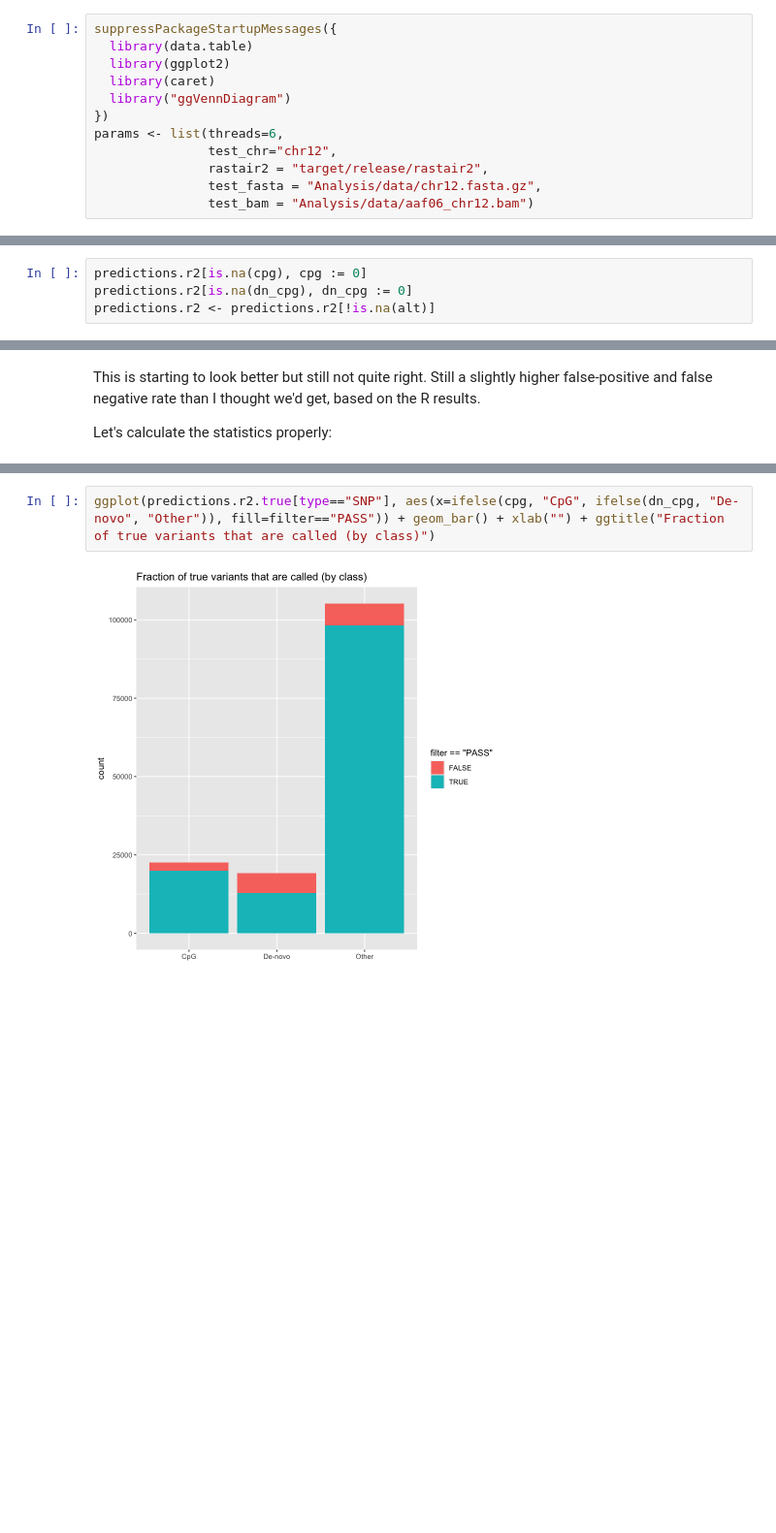
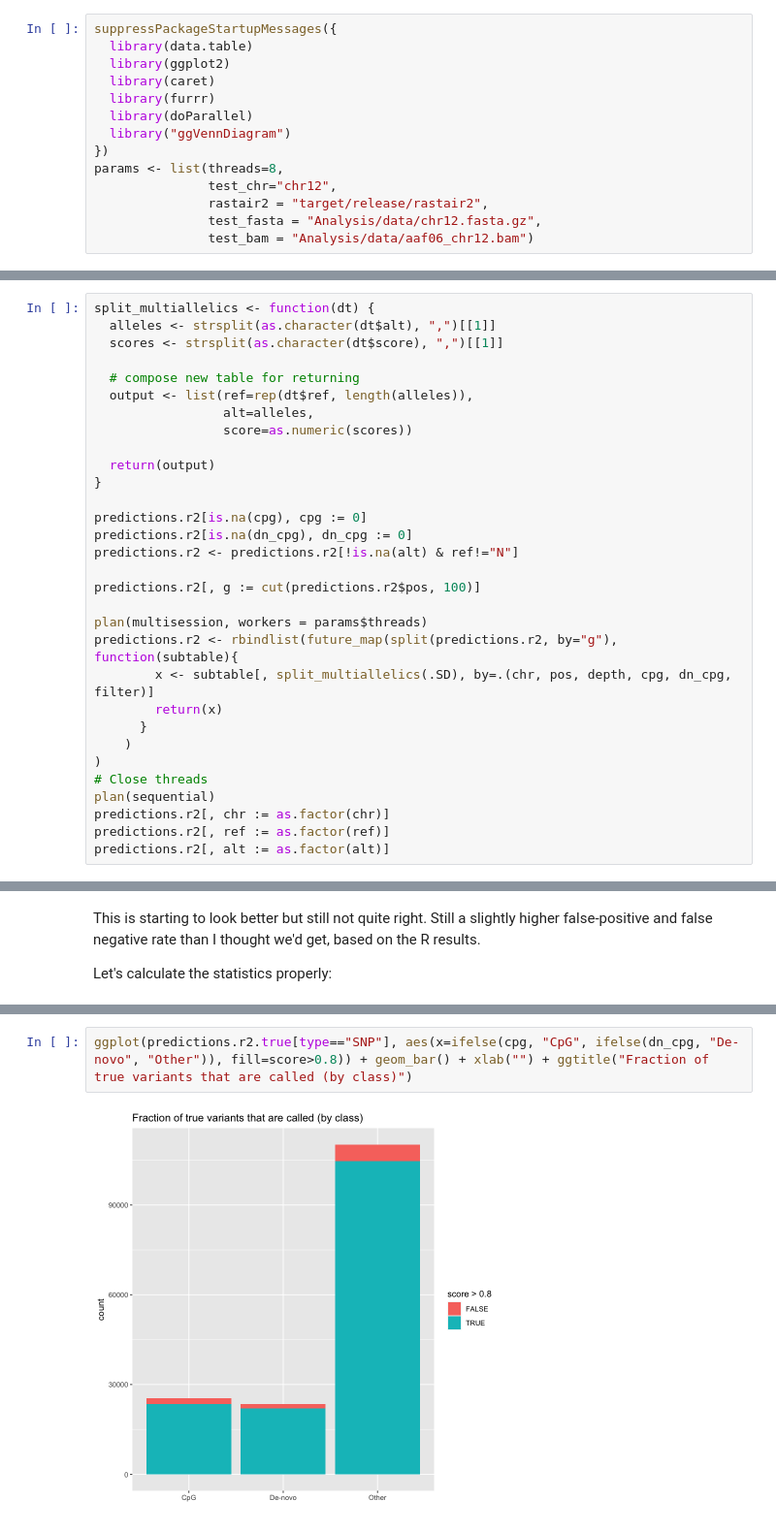
Before and after one commit to bsbludwig/rastair, a Jupyter notebook: Analysis/RF_classifier_test.ipynb, the cells around one changed output, grey strips where cells are left out. Shown at 97% size. Drawn from its saved outputs; the diff is of its cells as text; blank space fills up the shorter version.

Commit message:
updated model to use correct de-novo beta_ratio, fixed evaluation script (split multiallelics). Looking very good now!

```diff
--- a/Analysis/RF_classifier_test.ipynb
+++ b/Analysis/RF_classifier_test.ipynb
@@ -5,9 +5,11 @@ suppressPackageStartupMessages({
   library(data.table)
   library(ggplot2)
   library(caret)
+  library(furrr)
+  library(doParallel)
   library("ggVennDiagram")
 })
-params <- list(threads=6,
+params <- list(threads=8,
                test_chr="chr12",
                rastair2 = "target/release/rastair2",
                test_fasta = "Analysis/data/chr12.fasta.gz",
@@ -25,10 +27,37 @@ Run rastair2 call and extract relevant info
 # %%
 predictions.r2 <- fread(cmd=paste(params$rastair2, "call --vcf - -@", params$threads, "--ml 0.8 -l", params$test_chr, "-r", params$test_fasta, params$test_bam, " | bcftools query -f '%CHROM\\t%POS\\t%REF\\t%ALT\\t%FILTER\\t%CPG\\t%CPGnovo[\\t%DP\\t%ML]\\n'"), header=FALSE, stringsAsFactors=TRUE, na.strings = c(".", "", "NA", "NaN", "*", "<*>"))
 setnames(predictions.r2, c("chr", "pos", "ref", "alt", "filter", "cpg", "dn_cpg", "depth", "score"))
-# %%
-predictions.r2[is.na(cpg), cpg := 0]
-predictions.r2[is.na(dn_cpg), dn_cpg := 0]
-predictions.r2 <- predictions.r2[!is.na(alt)]
+# %%
+split_multiallelics <- function(dt) {
+  alleles <- strsplit(as.character(dt$alt), ",")[[1]]
+  scores <- strsplit(as.character(dt$score), ",")[[1]]
+
+  # compose new table for returning
+  output <- list(ref=rep(dt$ref, length(alleles)),
+                 alt=alleles,
+                 score=as.numeric(scores))
+
+  return(output)
+}
+
+predictions.r2[is.na(cpg), cpg := 0]
+predictions.r2[is.na(dn_cpg), dn_cpg := 0]
+predictions.r2 <- predictions.r2[!is.na(alt) & ref!="N"]
+
+predictions.r2[, g := cut(predictions.r2$pos, 100)]
+
+plan(multisession, workers = params$threads)
+predictions.r2 <- rbindlist(future_map(split(predictions.r2, by="g"), function(subtable){
+        x <- subtable[, split_multiallelics(.SD), by=.(chr, pos, depth, cpg, dn_cpg, filter)]
+        return(x)
+      }
+    )
+)
+# Close threads
+plan(sequential)
+predictions.r2[, chr := as.factor(chr)]
+predictions.r2[, ref := as.factor(ref)]
+predictions.r2[, alt := as.factor(alt)]
 # %% [markdown]
 ## Compare overlap of calls
 # %%
@@ -68,7 +97,7 @@ Prediction      REF      SNP
 
        'Positive' Class : SNP
 # %%
-ggplot(predictions.r2.true[type=="SNP"], aes(x=ifelse(cpg, "CpG", ifelse(dn_cpg, "De-novo", "Other")), fill=filter=="PASS")) + geom_bar() + xlab("") + ggtitle("Fraction of true variants that are called (by class)")
+ggplot(predictions.r2.true[type=="SNP"], aes(x=ifelse(cpg, "CpG", ifelse(dn_cpg, "De-novo", "Other")), fill=score>0.8)) + geom_bar() + xlab("") + ggtitle("Fraction of true variants that are called (by class)")
 # %% [output]
-[figure, old version]
+[figure, new version]
 # %%
```
Also changed, not shown: parts of 3 cells of this notebook, 5 other files.
